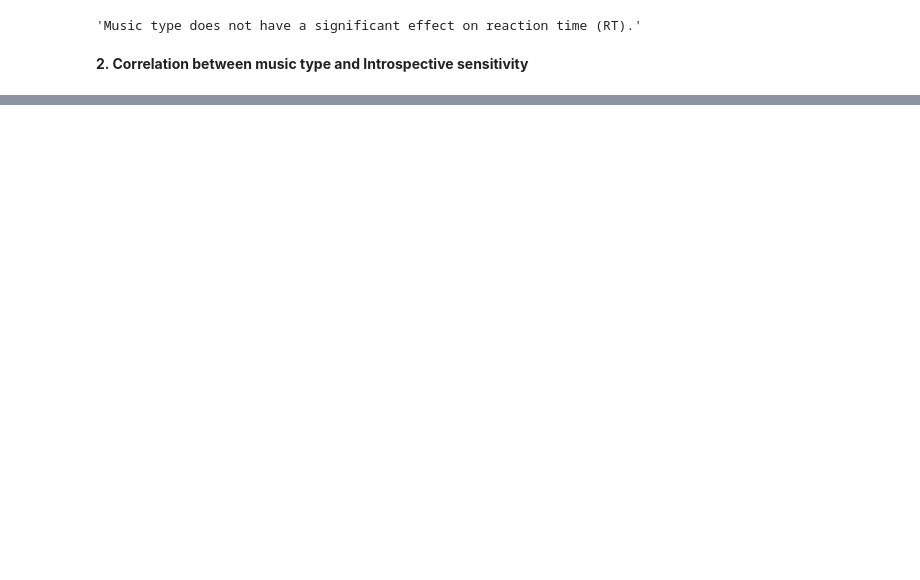
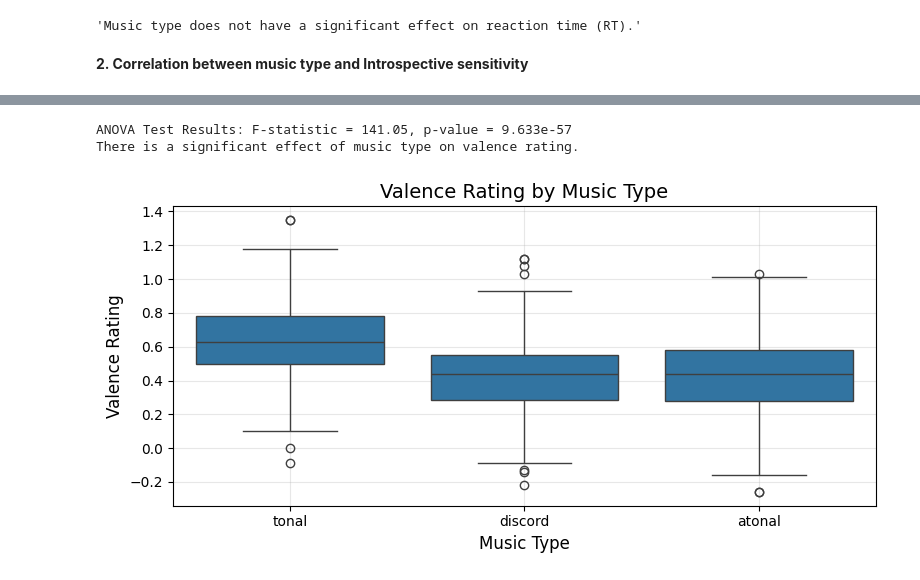
Before and after one commit to OistrakhAleksandra/FinalProject_TheInfluenceOfMusic, a Jupyter notebook: visualization.ipynb, the cells around one changed output, grey strips where cells are left out. Drawn from its saved outputs; the diff is of its cells as text; code cells hidden in the pictures; blank space fills up the shorter version.

```diff
--- a/visualization.ipynb
+++ b/visualization.ipynb
@@ -283,0 +152,42 @@ Residual       3.396306e+00  99.0           NaN     NaN
+# %%
+import matplotlib.pyplot as plt
+import seaborn as sns
+import pandas as pd
+
+def plot_valence_by_music_type(combined_data_file):
+    from scipy.stats import f_oneway
+    """
+    Plots the distribution of valence rating by music type.
+
+    Args:
+        combined_data_file (str): Path to the combined data file.
+    """
+    data = pd.read_excel(combined_data_file)
+
+    plt.figure(figsize=(8, 4))
+    sns.boxplot(x="music_type", y="valence_rating", data=data)
+
+    # ANOVA test to check if music type affects valence rating
+    tonal = data[data['music_type'] == 'tonal']['valence_rating']
+    atonal = data[data['music_type'] == 'atonal']['valence_rating']
+    discord = data[data['music_type'] == 'discord']['valence_rating']
+    f_stat, p_value = f_oneway(tonal, atonal, discord)
+
+    print(f"ANOVA Test Results: F-statistic = {f_stat:.2f}, p-value = {p_value:.3e}")
+    if p_value < 0.05:
+        print("There is a significant effect of music type on valence rating.")
+    else:
+        print("No significant effect of music type on valence rating.")
+    plt.title("Valence Rating by Music Type", fontsize=14)
+    plt.xlabel("Music Type", fontsize=12)
+    plt.ylabel("Valence Rating", fontsize=12)
+    plt.grid(alpha=0.3)
+    plt.tight_layout()
+    plt.show()
+
+combined_data_file = r"C:\Users\Home\Desktop\Studies\Phyton\projects 2024-2025\Final_project\data\combined_data_trial.xlsx"
+plot_valence_by_music_type(combined_data_file)
+# %% [output]
+ANOVA Test Results: F-statistic = 141.05, p-value = 9.633e-57
+There is a significant effect of music type on valence rating.
+[figure, added]
```
Also changed, not shown: parts of 12 cells of this notebook.
